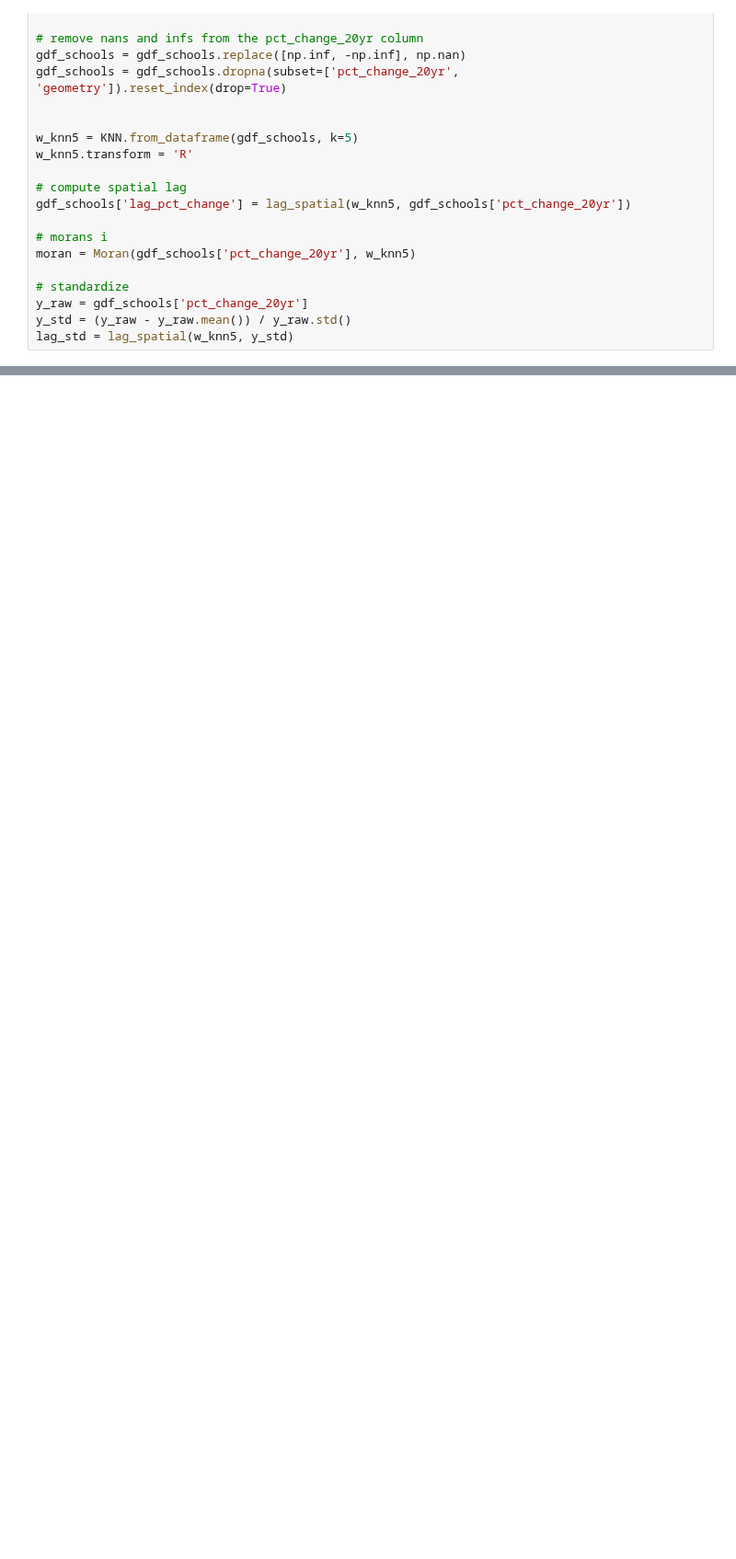
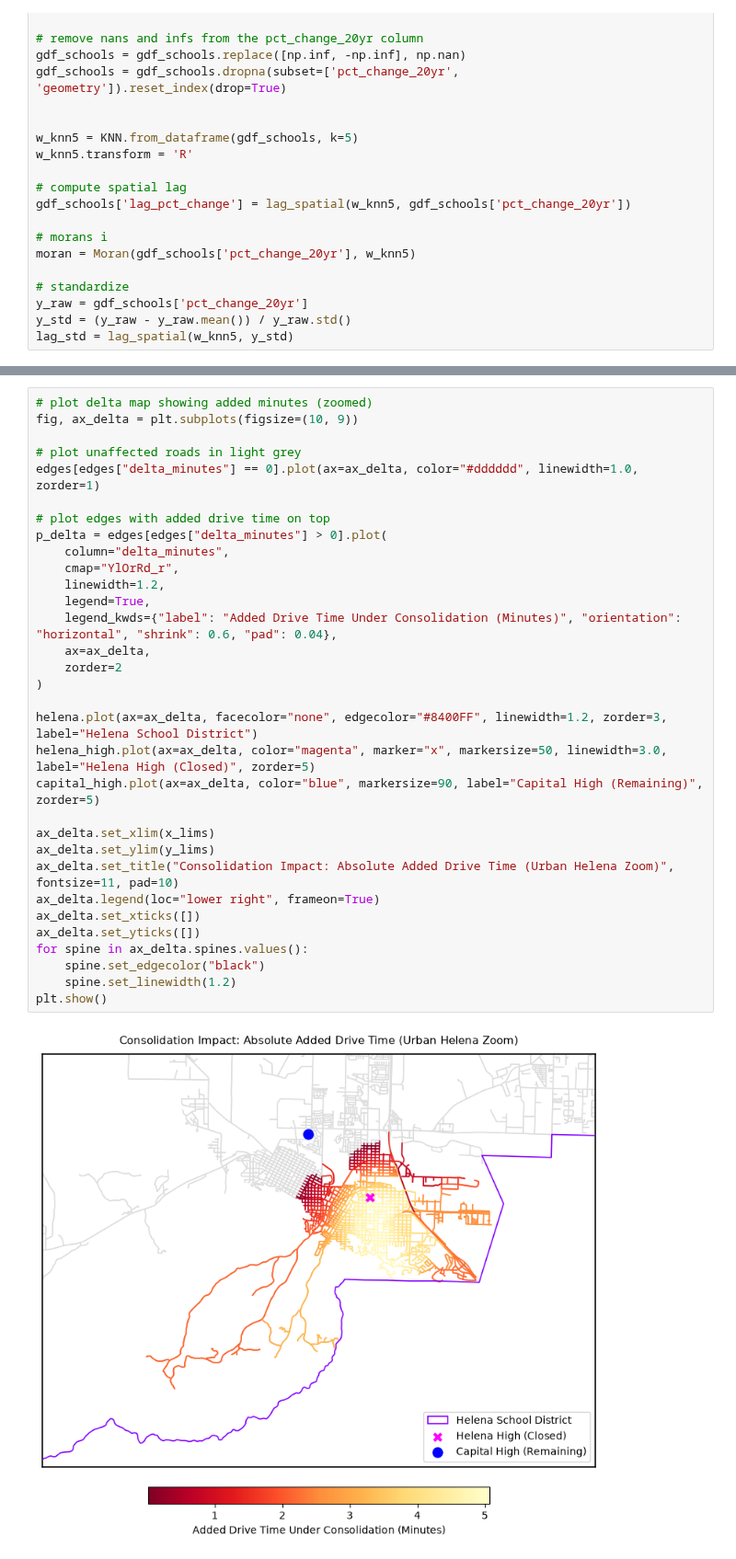
Before and after one commit to benolivr/502_project2, a Jupyter notebook: project2-ben_oliver-chris_jenemann.ipynb, the cells around one changed output, grey strips where cells are left out. Shown at 92% size. Drawn from its saved outputs; the diff is of its cells as text; blank space fills up the shorter version.

```diff
--- a/project2-ben_oliver-chris_jenemann.ipynb
+++ b/project2-ben_oliver-chris_jenemann.ipynb
@@ -128,0 +237,34 @@ plt.show()
+# %%
+# plot delta map showing added minutes (zoomed)
+fig, ax_delta = plt.subplots(figsize=(10, 9))
+
+# plot unaffected roads in light grey
+edges[edges["delta_minutes"] == 0].plot(ax=ax_delta, color="#dddddd", linewidth=1.0, zorder=1)
+
+# plot edges with added drive time on top
+p_delta = edges[edges["delta_minutes"] > 0].plot(
+    column="delta_minutes",
+    cmap="YlOrRd_r",
+    linewidth=1.2,
+    legend=True,
+    legend_kwds={"label": "Added Drive Time Under Consolidation (Minutes)", "orientation": "horizontal", "shrink": 0.6, "pad": 0.04},
+    ax=ax_delta,
+    zorder=2
+)
+
+helena.plot(ax=ax_delta, facecolor="none", edgecolor="#8400FF", linewidth=1.2, zorder=3, label="Helena School District")
+helena_high.plot(ax=ax_delta, color="magenta", marker="x", markersize=50, linewidth=3.0, label="Helena High (Closed)", zorder=5)
+capital_high.plot(ax=ax_delta, color="blue", markersize=90, label="Capital High (Remaining)", zorder=5)
+
+ax_delta.set_xlim(x_lims)
+ax_delta.set_ylim(y_lims)
+ax_delta.set_title("Consolidation Impact: Absolute Added Drive Time (Urban Helena Zoom)", fontsize=11, pad=10)
+ax_delta.legend(loc="lower right", frameon=True)
+ax_delta.set_xticks([])
+ax_delta.set_yticks([])
+for spine in ax_delta.spines.values():
+    spine.set_edgecolor("black")
+    spine.set_linewidth(1.2)
+plt.show()
+# %% [output]
+[figure, added]
```
Also changed, not shown: parts of 12 cells of this notebook, 38 other files.
